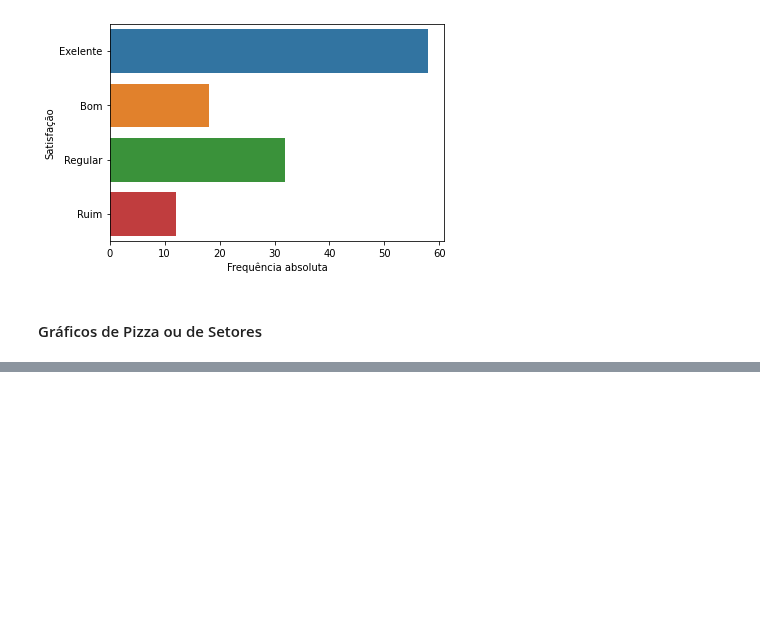
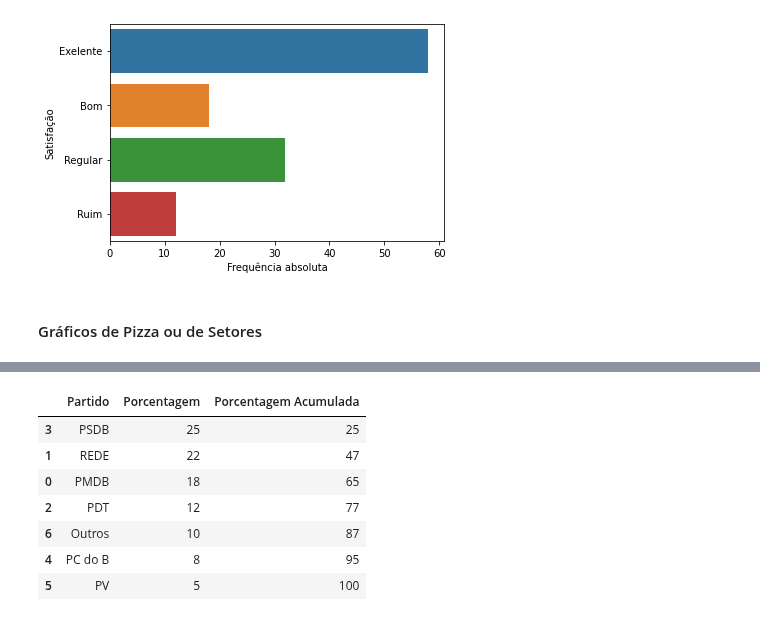
Before and after one commit to jvataidee/ManualdeAnalisedeDadosPython, a Jupyter notebook: cap2_estatistica_descritiva_univariada.ipynb, the cells around one changed output, grey strips where cells are left out. Drawn from its saved outputs; the diff is of its cells as text; code cells hidden in the pictures; blank space fills up the shorter version.

```diff
--- a/cap2_estatistica_descritiva_univariada.ipynb
+++ b/cap2_estatistica_descritiva_univariada.ipynb
@@ -157,0 +192,12 @@ ax = sns.barplot(y="Satisfação", x="Frequência absoluta", data=dados, )
+# %%
+dados["Porcentagem Acumulada"] = dados["Porcentagem"].cumsum()
+dados
+# %% [output]
+|  | Partido | Porcentagem | Porcentagem Acumulada |
+| 3 | PSDB | 25 | 25 |
+| 1 | REDE | 22 | 47 |
+| 0 | PMDB | 18 | 65 |
+| 2 | PDT | 12 | 77 |
+| 6 | Outros | 10 | 87 |
+| 4 | PC do B | 8 | 95 |
+| 5 | PV | 5 | 100 |
```
Also changed, not shown: parts of 6 cells of this notebook.
